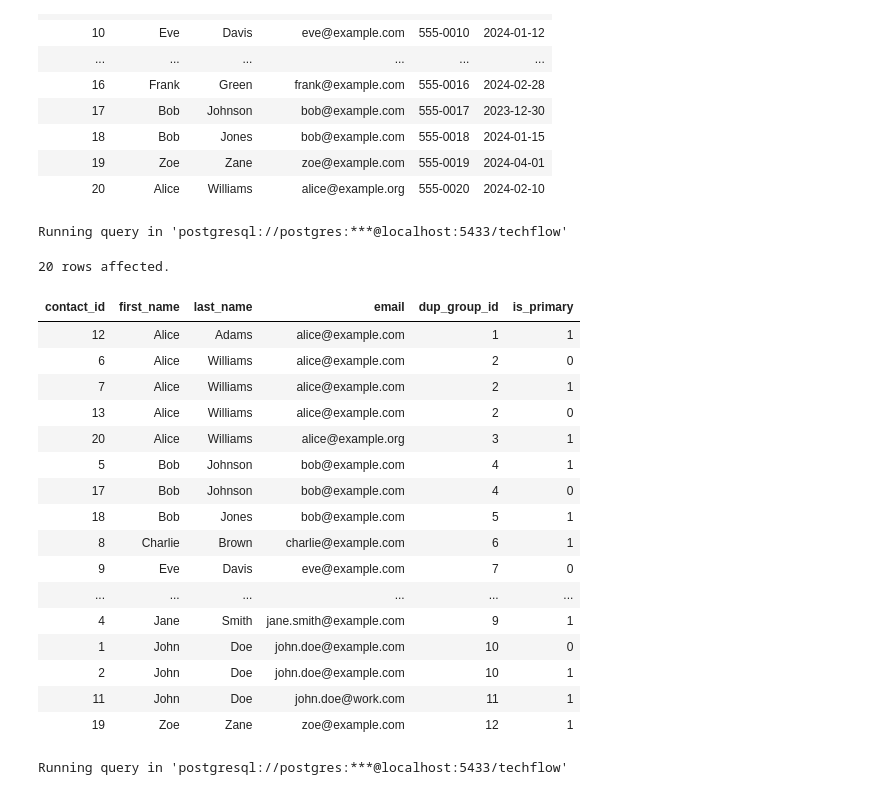
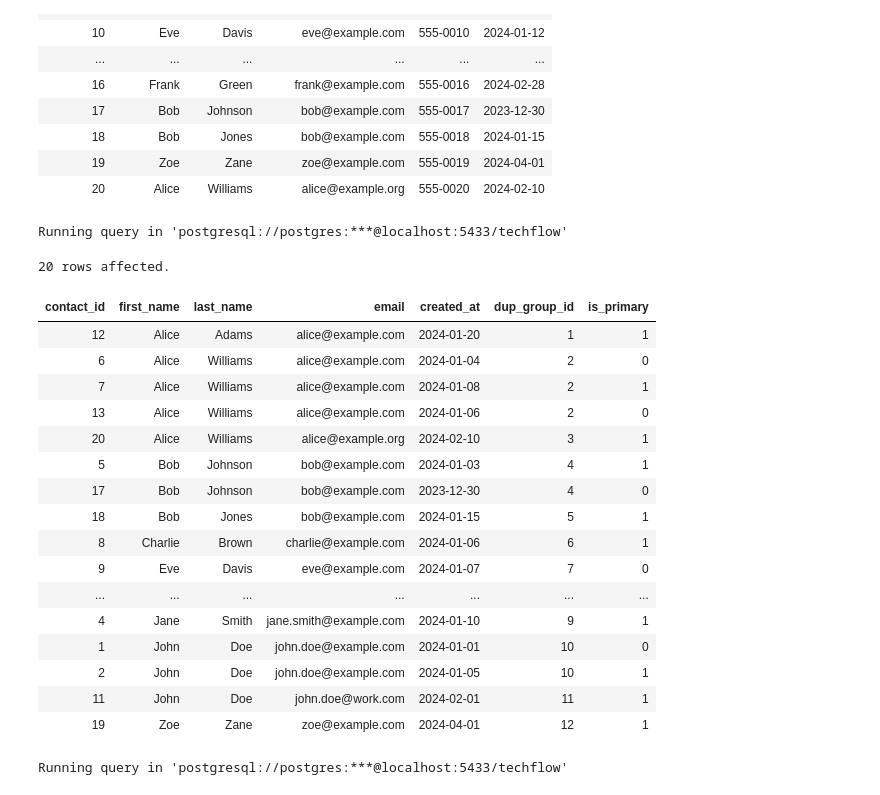
Before and after one commit to OlawoyeTaofeek/DataEngineering-Vs-AnalyticalEngineeringGuide, a Jupyter notebook: sql_tutorial/cohort_retention.ipynb, the cells around one changed output. Cells and saved outputs as stored; diff of their text form; code cells hidden in the pictures.

```diff
--- a/sql_tutorial/cohort_retention.ipynb
+++ b/sql_tutorial/cohort_retention.ipynb
@@ -1346,37 +1345,37 @@ Running query in 'postgresql://postgres:***@localhost:5433/techflow'
 | 20 | Alice | Williams | alice@example.org | 555-0020 | 2024-02-10 |
 # %%
 %%sql
-
 SELECT
     contact_id,
     first_name,
     last_name,
     email,
+    created_at,
     DENSE_RANK() OVER (ORDER BY first_name, last_name, email) AS dup_group_id,
     CASE
        WHEN ROW_NUMBER() OVER(PARTITION BY first_name, last_name, email ORDER BY created_at DESC, contact_id DESC) = 1 THEN 1
        ELSE 0
     END AS is_primary
 FROM contacts
 ORDER BY first_name, last_name, email, contact_id;
 # %% [output]
 Running query in 'postgresql://postgres:***@localhost:5433/techflow'
 20 rows affected.
-| contact_id | first_name | last_name | email | dup_group_id | is_primary |
-| 12 | Alice | Adams | alice@example.com | 1 | 1 |
-| 6 | Alice | Williams | alice@example.com | 2 | 0 |
-| 7 | Alice | Williams | alice@example.com | 2 | 1 |
-| 13 | Alice | Williams | alice@example.com | 2 | 0 |
-| 20 | Alice | Williams | alice@example.org | 3 | 1 |
-| 5 | Bob | Johnson | bob@example.com | 4 | 1 |
-| 17 | Bob | Johnson | bob@example.com | 4 | 0 |
-| 18 | Bob | Jones | bob@example.com | 5 | 1 |
-| 8 | Charlie | Brown | charlie@example.com | 6 | 1 |
-| 9 | Eve | Davis | eve@example.com | 7 | 0 |
-| ... | ... | ... | ... | ... | ... |
-| 4 | Jane | Smith | jane.smith@example.com | 9 | 1 |
-| 1 | John | Doe | john.doe@example.com | 10 | 0 |
-| 2 | John | Doe | john.doe@example.com | 10 | 1 |
-| 11 | John | Doe | john.doe@work.com | 11 | 1 |
-| 19 | Zoe | Zane | zoe@example.com | 12 | 1 |
+| contact_id | first_name | last_name | email | created_at | dup_group_id | is_primary |
+| 12 | Alice | Adams | alice@example.com | 2024-01-20 | 1 | 1 |
+| 6 | Alice | Williams | alice@example.com | 2024-01-04 | 2 | 0 |
+| 7 | Alice | Williams | alice@example.com | 2024-01-08 | 2 | 1 |
+| 13 | Alice | Williams | alice@example.com | 2024-01-06 | 2 | 0 |
+| 20 | Alice | Williams | alice@example.org | 2024-02-10 | 3 | 1 |
+| 5 | Bob | Johnson | bob@example.com | 2024-01-03 | 4 | 1 |
+| 17 | Bob | Johnson | bob@example.com | 2023-12-30 | 4 | 0 |
+| 18 | Bob | Jones | bob@example.com | 2024-01-15 | 5 | 1 |
+| 8 | Charlie | Brown | charlie@example.com | 2024-01-06 | 6 | 1 |
+| 9 | Eve | Davis | eve@example.com | 2024-01-07 | 7 | 0 |
+| ... | ... | ... | ... | ... | ... | ... |
+| 4 | Jane | Smith | jane.smith@example.com | 2024-01-10 | 9 | 1 |
+| 1 | John | Doe | john.doe@example.com | 2024-01-01 | 10 | 0 |
+| 2 | John | Doe | john.doe@example.com | 2024-01-05 | 10 | 1 |
+| 11 | John | Doe | john.doe@work.com | 2024-02-01 | 11 | 1 |
+| 19 | Zoe | Zane | zoe@example.com | 2024-04-01 | 12 | 1 |
 # %%
```
Also changed, not shown: parts of 18 cells of this notebook.
